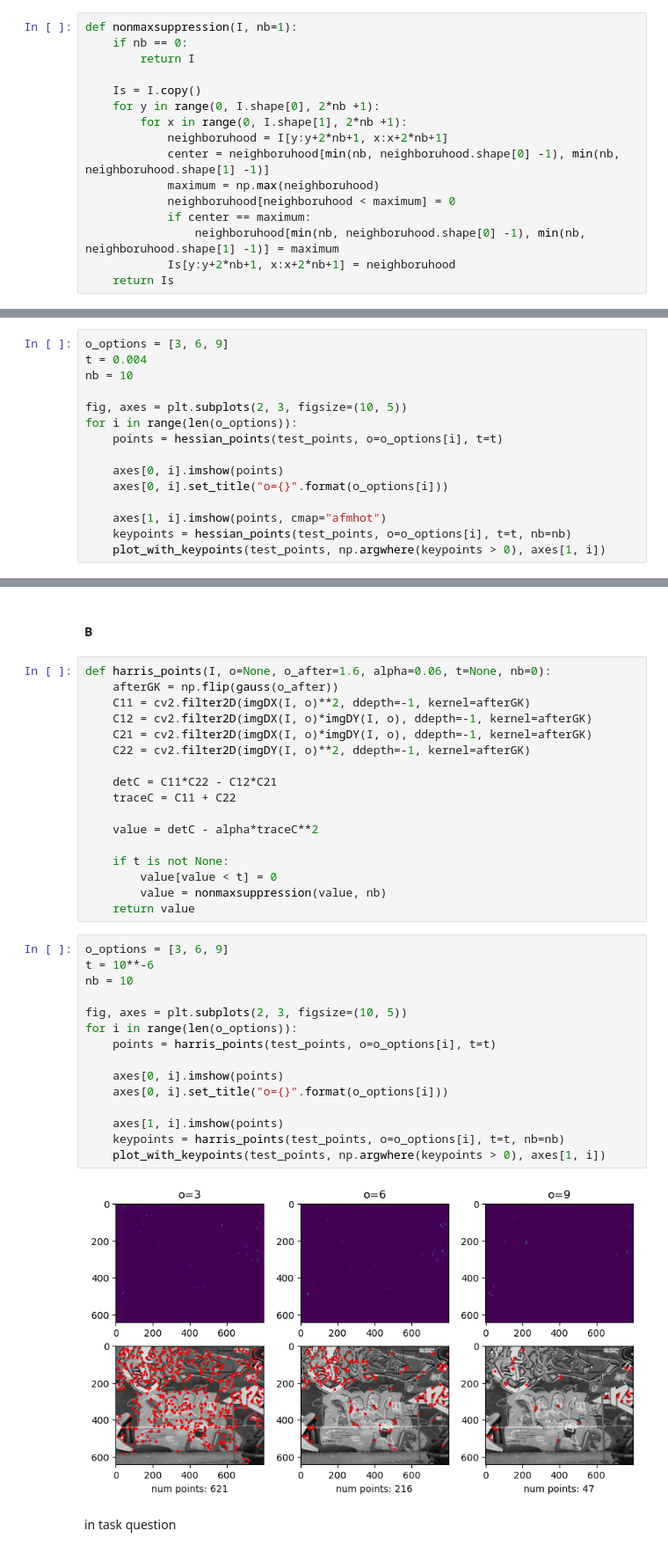
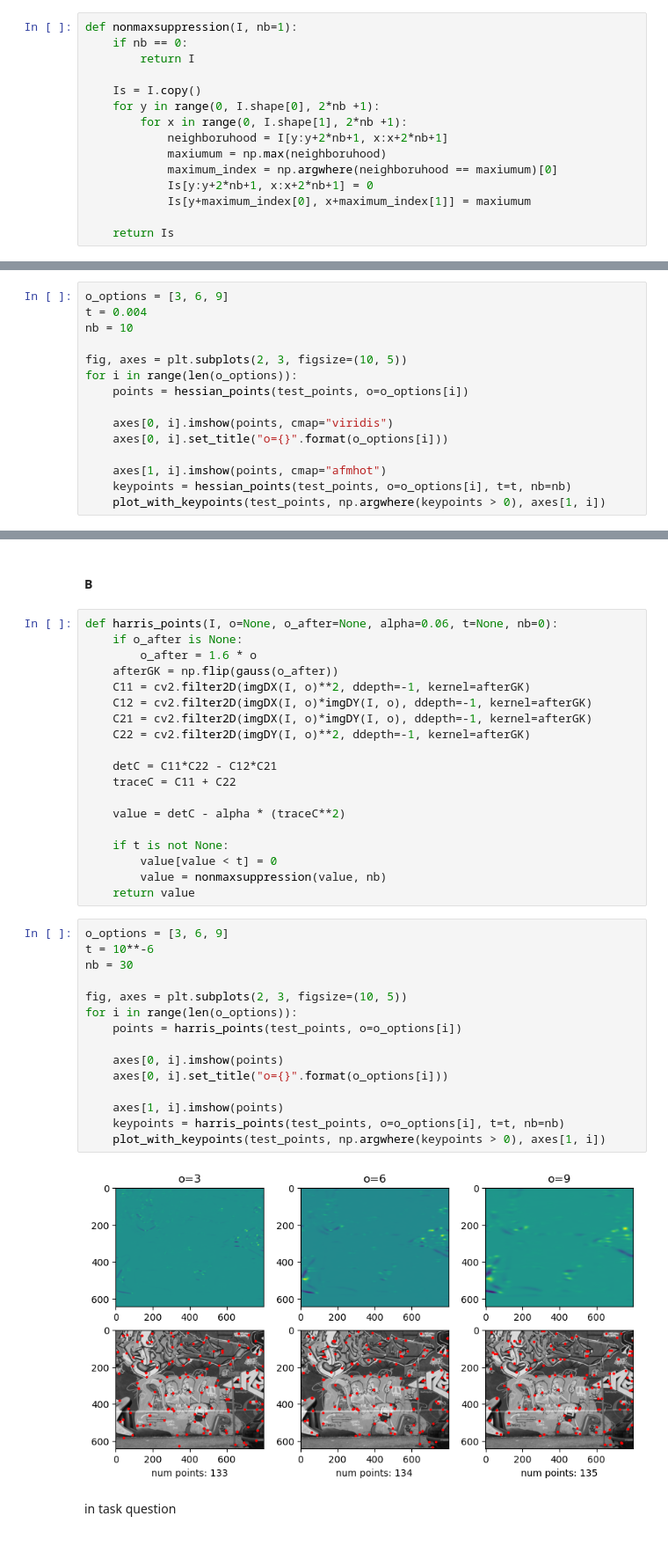
Before and after one commit to al-pi314/computer_vision, a Jupyter notebook: assigments/assigment4/solution.ipynb, the cells around one changed output, grey strips where cells are left out. Shown at 88% size. Drawn from its saved outputs; the diff is of its cells as text.

```diff
--- a/assigments/assigment4/solution.ipynb
+++ b/assigments/assigment4/solution.ipynb
@@ -50,12 +50,11 @@ def nonmaxsuppression(I, nb=1):
     for y in range(0, I.shape[0], 2*nb +1):
         for x in range(0, I.shape[1], 2*nb +1):
             neighboruhood = I[y:y+2*nb+1, x:x+2*nb+1]
-            center = neighboruhood[min(nb, neighboruhood.shape[0] -1), min(nb, neighboruhood.shape[1] -1)]
-            maximum = np.max(neighboruhood)
-            neighboruhood[neighboruhood < maximum] = 0
-            if center == maximum:
-                neighboruhood[min(nb, neighboruhood.shape[0] -1), min(nb, neighboruhood.shape[1] -1)] = maximum
-            Is[y:y+2*nb+1, x:x+2*nb+1] = neighboruhood
+            maxiumum = np.max(neighboruhood)
+            maximum_index = np.argwhere(neighboruhood == maxiumum)[0]
+            Is[y:y+2*nb+1, x:x+2*nb+1] = 0
+            Is[y+maximum_index[0], x+maximum_index[1]] = maxiumum
+
     return Is
 # %%
 def hellinger_distance(hist_A, hist_B):
@@ -117,9 +116,9 @@ nb = 10
 
 fig, axes = plt.subplots(2, 3, figsize=(10, 5))
 for i in range(len(o_options)):
-    points = hessian_points(test_points, o=o_options[i], t=t)
+    points = hessian_points(test_points, o=o_options[i])
 
-    axes[0, i].imshow(points)
+    axes[0, i].imshow(points, cmap="viridis")
     axes[0, i].set_title("o={}".format(o_options[i]))
 
     axes[1, i].imshow(points, cmap="afmhot")
@@ -132,7 +131,9 @@ question 1
 # %% [markdown]
 #### B
 # %%
-def harris_points(I, o=None, o_after=1.6, alpha=0.06, t=None, nb=0):
+def harris_points(I, o=None, o_after=None, alpha=0.06, t=None, nb=0):
+    if o_after is None:
+        o_after = 1.6 * o
     afterGK = np.flip(gauss(o_after))
     C11 = cv2.filter2D(imgDX(I, o)**2, ddepth=-1, kernel=afterGK)
     C12 = cv2.filter2D(imgDX(I, o)*imgDY(I, o), ddepth=-1, kernel=afterGK)
@@ -142,7 +143,7 @@ def harris_points(I, o=None, o_after=1.6, alpha=0.06, t=None, nb=0):
     detC = C11*C22 - C12*C21
     traceC = C11 + C22
 
-    value = detC - alpha*traceC**2
+    value = detC - alpha * (traceC**2)
 
     if t is not None:
         value[value < t] = 0
@@ -151,20 +152,20 @@ def harris_points(I, o=None, o_after=1.6, alpha=0.06, t=None, nb=0):
 # %%
 o_options = [3, 6, 9]
 t = 10**-6
-nb = 10
+nb = 30
 
 fig, axes = plt.subplots(2, 3, figsize=(10, 5))
 for i in range(len(o_options)):
-    points = harris_points(test_points, o=o_options[i], t=t)
+    points = harris_points(test_points, o=o_options[i])
 
     axes[0, i].imshow(points)
     axes[0, i].set_title("o={}".format(o_options[i]))
 
     axes[1, i].imshow(points)
     keypoints = harris_points(test_points, o=o_options[i], t=t, nb=nb)
     plot_with_keypoints(test_points, np.argwhere(keypoints > 0), axes[1, i])
 # %% [output]
-[figure, old version]
+[figure, new version]
 # %% [markdown]
 in task question
 # %% [markdown]
```
Also changed, not shown: parts of 1 cell of this notebook.
